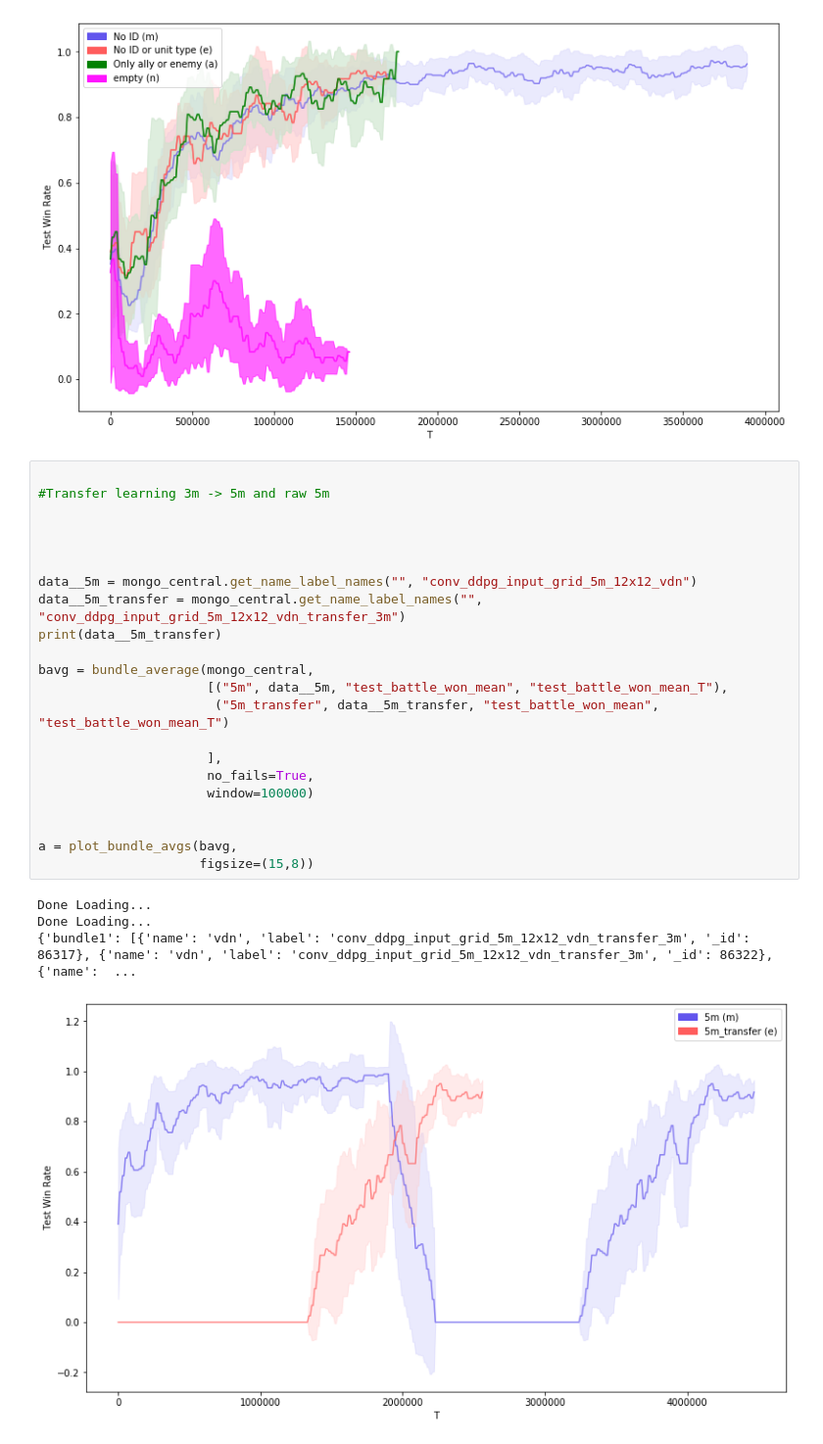
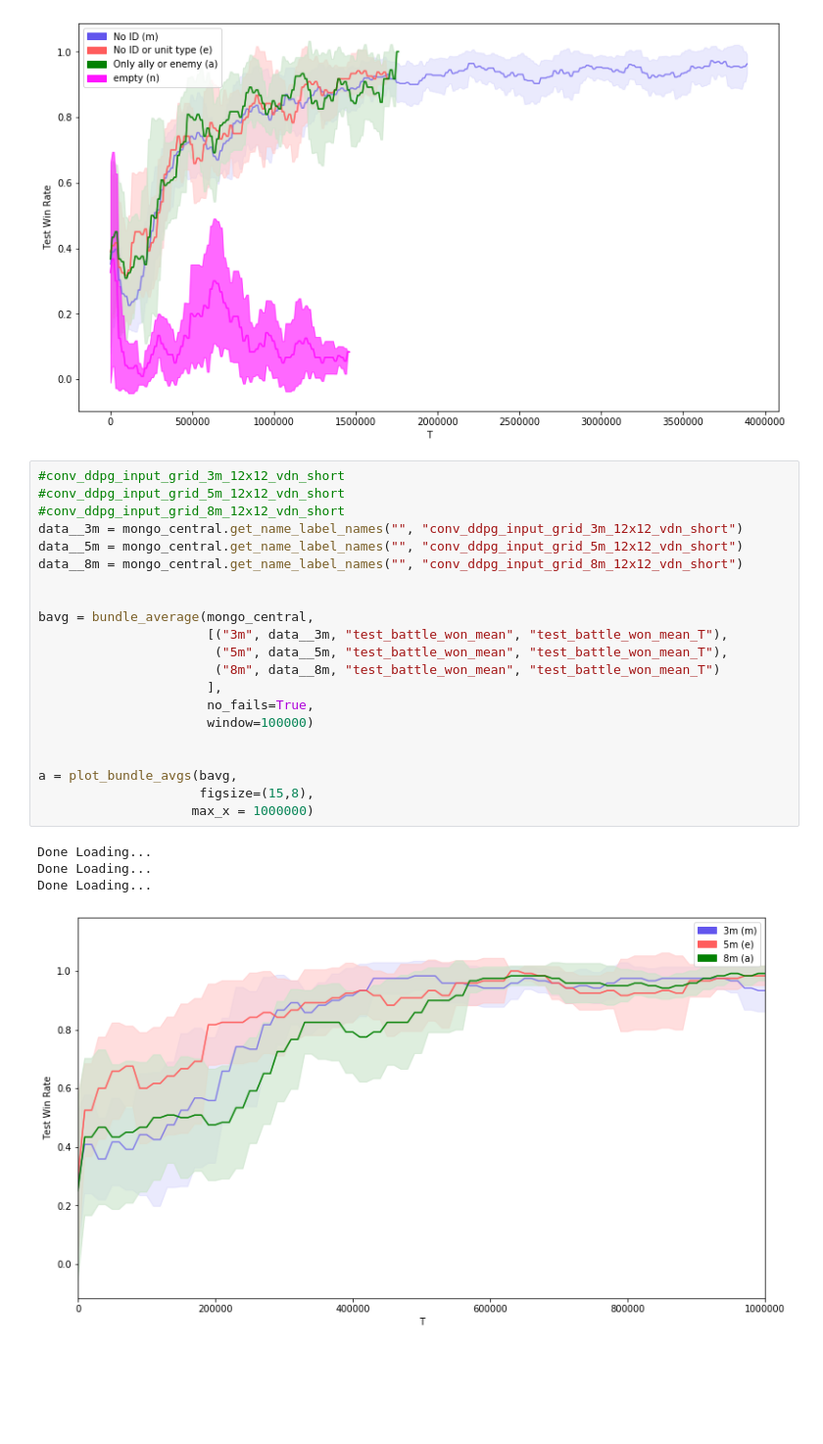
Before and after one commit to nicholasburden/pymarl, a Jupyter notebook: analysis/analysis2.ipynb, the cells around one changed output. Shown at 98% size. Saved outputs shown, nothing was run; the diff lists cells and outputs as text; blank space fills up the shorter version.

```diff
--- a/analysis/analysis2.ipynb
+++ b/analysis/analysis2.ipynb
@@ -345,29 +345,28 @@ Property str not available: test_battle_won_mean not in results for run {'name':
 Property str not available: test_battle_won_mean not in results for run {'name': 'vdn', 'label': 'rnn_conv_ddpg_input_grid_vdn_2s3z_12x12_no_id_no_unit_type', '_id': 86329}
 [figure]
 # %%
-
-#Transfer learning 3m -> 5m and raw 5m
+#conv_ddpg_input_grid_3m_12x12_vdn_short
+#conv_ddpg_input_grid_5m_12x12_vdn_short
+#conv_ddpg_input_grid_8m_12x12_vdn_short
+data__3m = mongo_central.get_name_label_names("", "conv_ddpg_input_grid_3m_12x12_vdn_short")
+data__5m = mongo_central.get_name_label_names("", "conv_ddpg_input_grid_5m_12x12_vdn_short")
+data__8m = mongo_central.get_name_label_names("", "conv_ddpg_input_grid_8m_12x12_vdn_short")
 
 
-
-
-data__5m = mongo_central.get_name_label_names("", "conv_ddpg_input_grid_5m_12x12_vdn")
-data__5m_transfer = mongo_central.get_name_label_names("", "conv_ddpg_input_grid_5m_12x12_vdn_transfer_3m")
-print(data__5m_transfer)
-
 bavg = bundle_average(mongo_central,
-                      [("5m", data__5m, "test_battle_won_mean", "test_battle_won_mean_T"),
-                       ("5m_transfer", data__5m_transfer, "test_battle_won_mean", "test_battle_won_mean_T")
-
+                      [("3m", data__3m, "test_battle_won_mean", "test_battle_won_mean_T"),
+                       ("5m", data__5m, "test_battle_won_mean", "test_battle_won_mean_T"),
+                       ("8m", data__8m, "test_battle_won_mean", "test_battle_won_mean_T")
                       ],
                       no_fails=True,
                       window=100000)
 
 
 a = plot_bundle_avgs(bavg,
-                     figsize=(15,8))
+                     figsize=(15,8),
+                    max_x = 1000000)
 # %% [output]
 Done Loading...
 Done Loading...
-{'bundle1': [{'name': 'vdn', 'label': 'conv_ddpg_input_grid_5m_12x12_vdn_transfer_3m', '_id': 86317}, {'name': 'vdn', 'label': 'conv_ddpg_input_grid_5m_12x12_vdn_transfer_3m', '_id': 86322}, {'name':  ...
+Done Loading...
-[figure, old version]
+[figure, new version]
```
Also changed, not shown: parts of 1 cell of this notebook, 5 other files.
